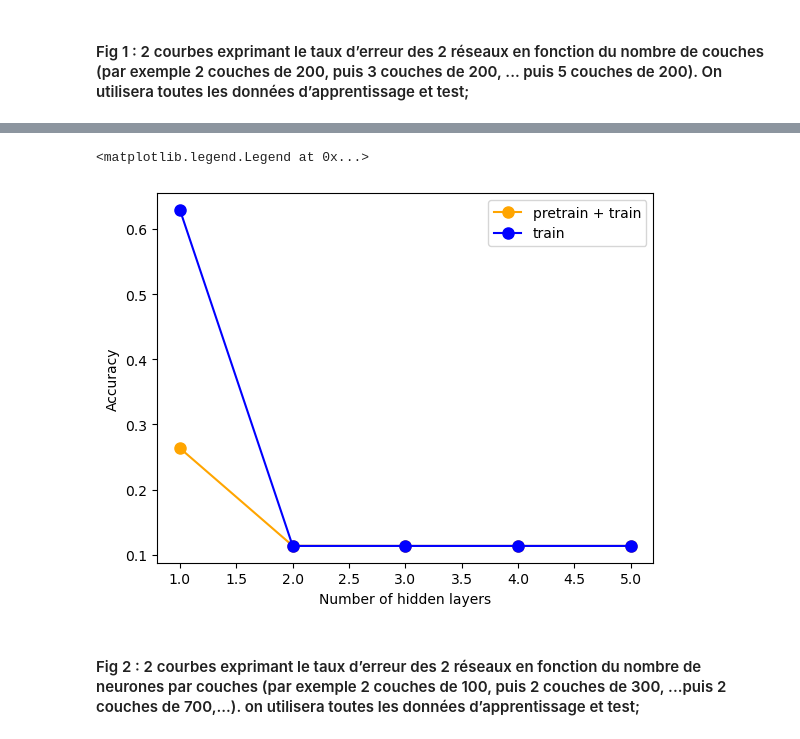
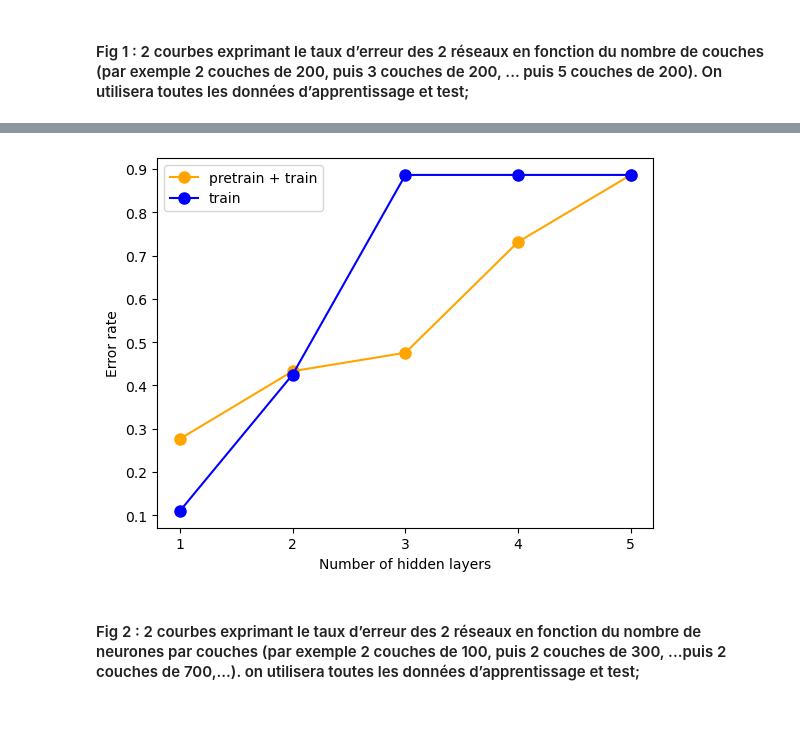
Before and after one commit to AlexiaALLAL/dl2_project, a Jupyter notebook: dl_2_project.ipynb, the cells around one changed output, grey strips where cells are left out. Cells and saved outputs as stored; diff of their text form; code cells hidden in the pictures.

```diff
--- a/dl_2_project.ipynb
+++ b/dl_2_project.ipynb
@@ -90,6 +88,12 @@ _ = lire_mnist()
 # %% [markdown]
 # Plot utils
 # %%
+# Create directory to save plots
+savepath = 'save/'
+if not os.path.exists(savepath):
+        os.makedirs(savepath)
+        print('Directory "' + str(savepath) + '" created')
+
 def plot_data(X, y=None, save=False):
     perm = np.random.permutation(X.shape[0])
     plt.figure()
@@ -103,7 +107,7 @@ def plot_data(X, y=None, save=False):
             plt.xlabel(char(y[perm[i]]))
     plt.tight_layout()
     if save:
-        plt.savefig(f"{save}.pdf")
+        plt.savefig(f"{savepath + save}.png")
     plt.show()
 
 
@@ -118,7 +122,7 @@ def plot_batched_images(batched_images, variables, save=False):
             plt.axis("off")
     plt.tight_layout()
     if save:
-        plt.savefig(f"{save}.pdf")
+        plt.savefig(f"{savepath + save}.png")
     plt.show()
 
 
@@ -167,6 +171,6 @@ def plot_preds(X, y_true, y_pred, save=False):
         plt.ylim([0, 1])
 
     if save:
-        plt.savefig(f"{save}.pdf")
+        plt.savefig(f"{savepath + save}.png")
 
     plt.show()
@@ -192,6 +198,10 @@ def calcul_softmax(layer, X):
     Calcule les probabilités sur les unités de sortie à partir de la fonction softmax. Cette fonction retournera les probabilités sur les unités de sortie et prendra en argument un RBM et des données d'entrée.
     """
     return softmax(np.dot(X, layer.W) + layer.b)
+# %%
+def err_rate(acc_list):
+    """ Calcule une liste de taux d'erreur avec la liste d'accuracy score en entrée """
+    return [1-acc for acc in acc_list]
 # %% [markdown]
 # RBM
 # %%
@@ -349,7 +359,7 @@ def pretrain_DNN(dnn, X_init, epochs, lr, batch_size):
     """
     print("Pretraining DNN...")
     X = X_init
-    for rbm in tqdm(dnn[:-1]):
+    for rbm in dnn[:-1]:
         rbm = train_RBM(rbm, X, epochs, lr, batch_size)
         X = entree_sortie_RBM(rbm, X)
     return dnn
@@ -721,15 +732,15 @@ DBN
 # Etude sur MNIST
 # %%
 #----------
-train_size = 6000 # Default = -1
-n_main = 5 # standard number of neurons per layer (default = 100)
+train_size = 12000 # Default = -1
+n_main = 10 # standard number of neurons per layer (default = 100)
 #----------
 
 X_train, X_test, y_train, y_test = lire_mnist(subsample_size=train_size) # -1
 
-batch_size = 2000
+batch_size = 256 # 2000
 lr = 0.1
 
 n_layers = [784, 5, 10]
-pretrain_iter = 100
-train_iter = 200
+pretrain_iter = 50 # 100
+train_iter = 100 # 200
@@ -844,30 +849,29 @@ entrainement
 Training DNN...
 ... (14 outputs left out)
 # %%
+
+
 plt.plot(
     sizes,
-    acc_1,
+    err_rate(acc_1),
     label="pretrain + train",
-    color="orange",
     marker="o",
     markersize=8,
 )
 plt.plot(
     sizes,
-    acc_2,
+    err_rate(acc_2),
     label="train",
-    color="blue",
     marker="o",
     markersize=8
 )
-
+plt.xticks(sizes)
 plt.xlabel("Number of hidden layers")
-plt.ylabel("Accuracy")
+plt.ylabel("Error rate")
 plt.legend()
-plt.savefig("mnist_number_hidden_layers.pdf")
+plt.savefig(savepath + "mnist_number_hidden_layers.png")
 # %% [output]
-<matplotlib.legend.Legend at 0x...>
-[figure, old version]
+[figure, new version]
 # %% [markdown]
 #### Fig 2 : 2 courbes exprimant le taux d’erreur des 2 réseaux en fonction du nombre de neurones par couches (par exemple 2 couches de 100, puis 2 couches de 300, ...puis 2 couches de 700,...). on utilisera toutes les données d’apprentissage et test;
 # %%
```
Also changed, not shown: parts of 16 cells of this notebook.
